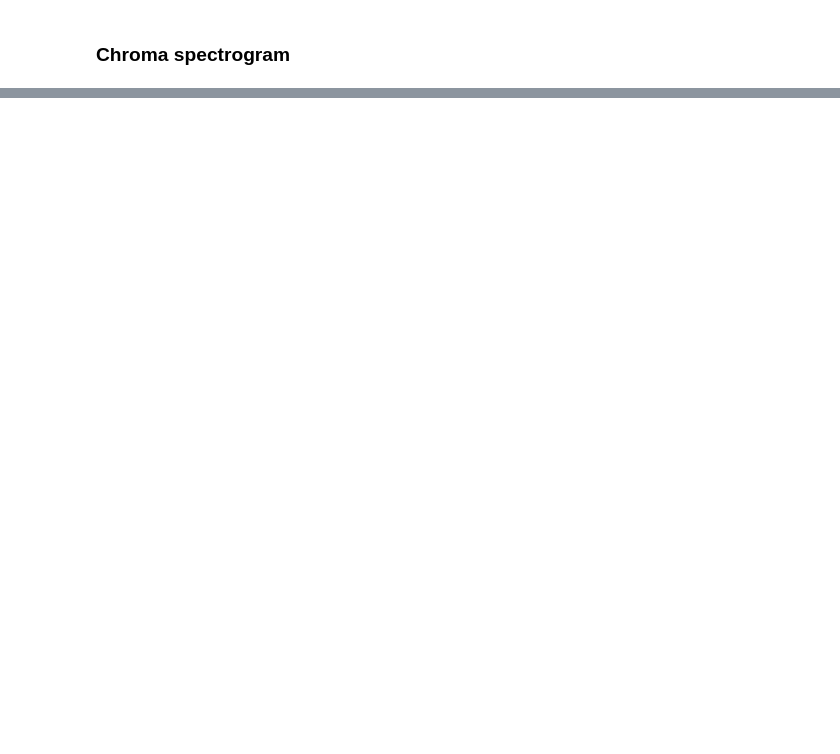
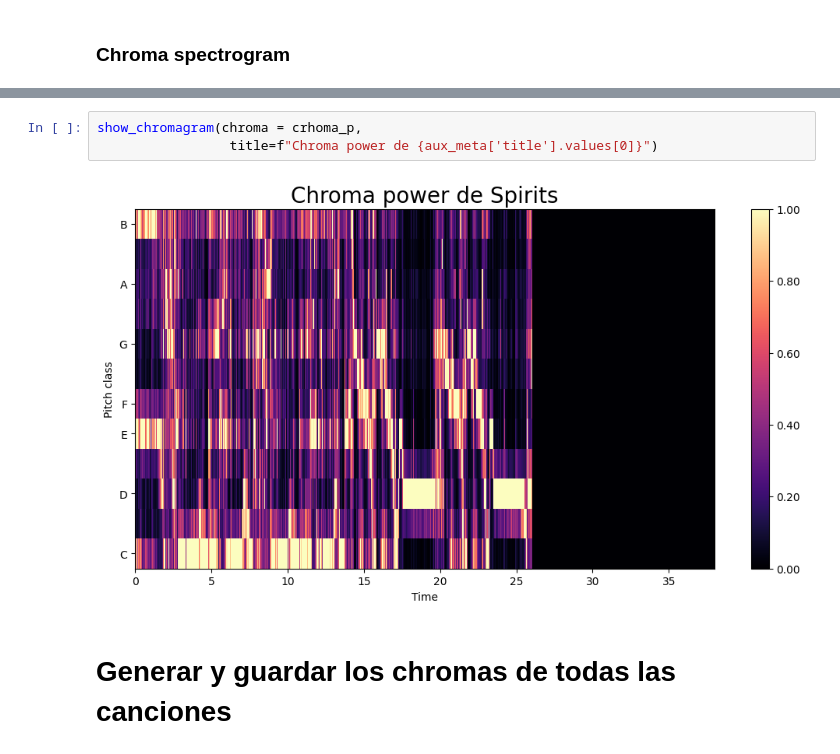
Before and after one commit to Leodna/mer, a Jupyter notebook: notebooks/features/chromas.ipynb, the cells around one changed output, grey strips where cells are left out. Cells and saved outputs as stored; diff of their text form; blank space fills up the shorter version.

```diff
--- a/notebooks/features/chromas.ipynb
+++ b/notebooks/features/chromas.ipynb
@@ -198,0 +250,7 @@ shape chroma: (12, 1637)
+# %%
+show_chromagram(chroma = crhoma_p,
+                 title=f"Chroma power de {aux_meta['title'].values[0]}")
+# %% [output]
+[figure, added]
+# %% [markdown]
+# Generar y guardar los chromas de todas las canciones
```
Also changed, not shown: parts of 19 cells of this notebook.
